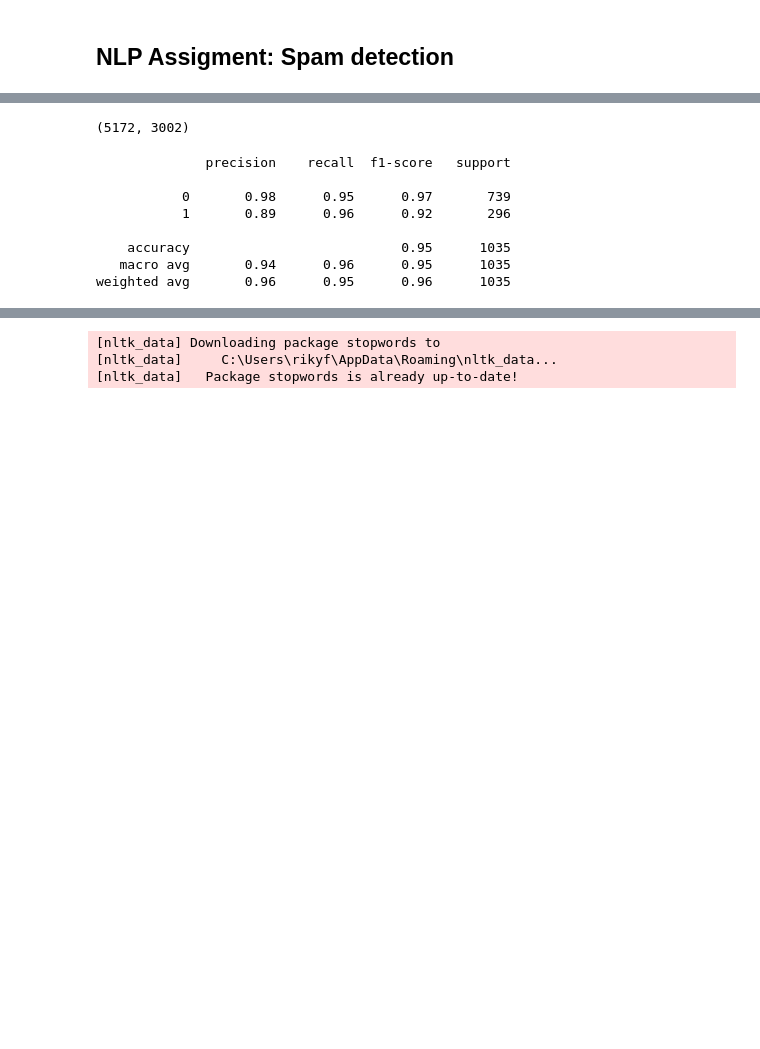
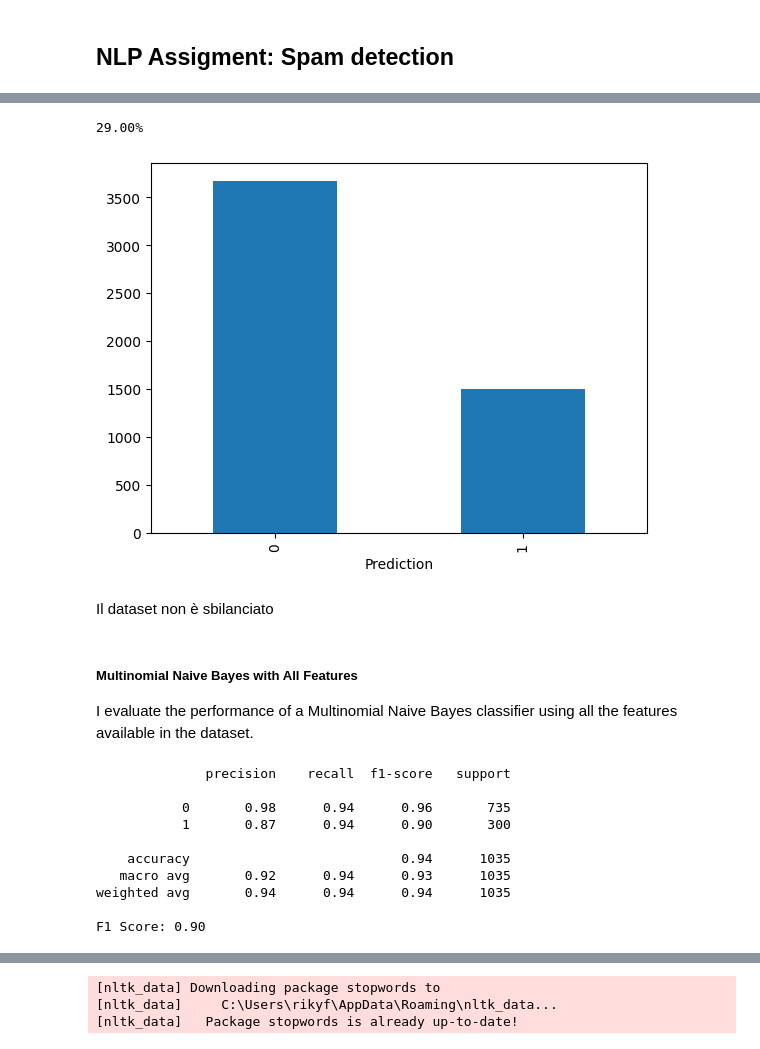
Before and after one commit to Benson00/Spam-detection, a Jupyter notebook: spam_detection.ipynb, the cells around one changed output, grey strips where cells are left out. Cells and saved outputs as stored; diff of their text form; code cells hidden in the pictures; blank space fills up the shorter version.

```diff
--- a/spam_detection.ipynb
+++ b/spam_detection.ipynb
@@ -26 +42,9 @@ df.head()
+# %%
+df['Prediction'].value_counts().plot.bar()
+print(f"{(len(df[df['Prediction'] == 1]) / len(df['Prediction'])) * 100:.2f}%")
+# %% [output]
+29.00%
+[figure, added]
+# %% [markdown]
+Il dataset non è sbilanciato
 # %%
@@ -35,24 +61,27 @@ def spamDetector(X,y):
     print(classification_report(y_test, y_pred))
 
     return y_test,y_pred
-# %%
-df.shape
-# %% [output]
-(5172, 3002)
+# %% [markdown]
+##### Multinomial Naive Bayes with All Features
+I evaluate the performance of a Multinomial Naive Bayes classifier using all the features available in the dataset.
 # %%
 X = df.drop(columns=['Email No.','Prediction'])
 y = df['Prediction']
 
 y_test,y_pred = spamDetector(X,y)
+f1 = f1_score(y_test, y_pred)
+print(f"F1 Score: {f1:.2f}")
 # %% [output]
               precision    recall  f1-score   support
 
-           0       0.98      0.95      0.97       739
-           1       0.89      0.96      0.92       296
+           0       0.98      0.94      0.96       735
+           1       0.87      0.94      0.90       300
 
-    accuracy                           0.95      1035
-   macro avg       0.94      0.96      0.95      1035
-weighted avg       0.96      0.95      0.96      1035
+    accuracy                           0.94      1035
+   macro avg       0.92      0.94      0.93      1035
+weighted avg       0.94      0.94      0.94      1035
+
+F1 Score: 0.90
 # %%
 cm1 = confusion_matrix(y_test, y_pred)
 ConfusionMatrixDisplay(cm1, display_labels=[0, 1]).plot(cmap='Blues', colorbar=False)
```
Also changed, not shown: parts of 17 cells of this notebook.
